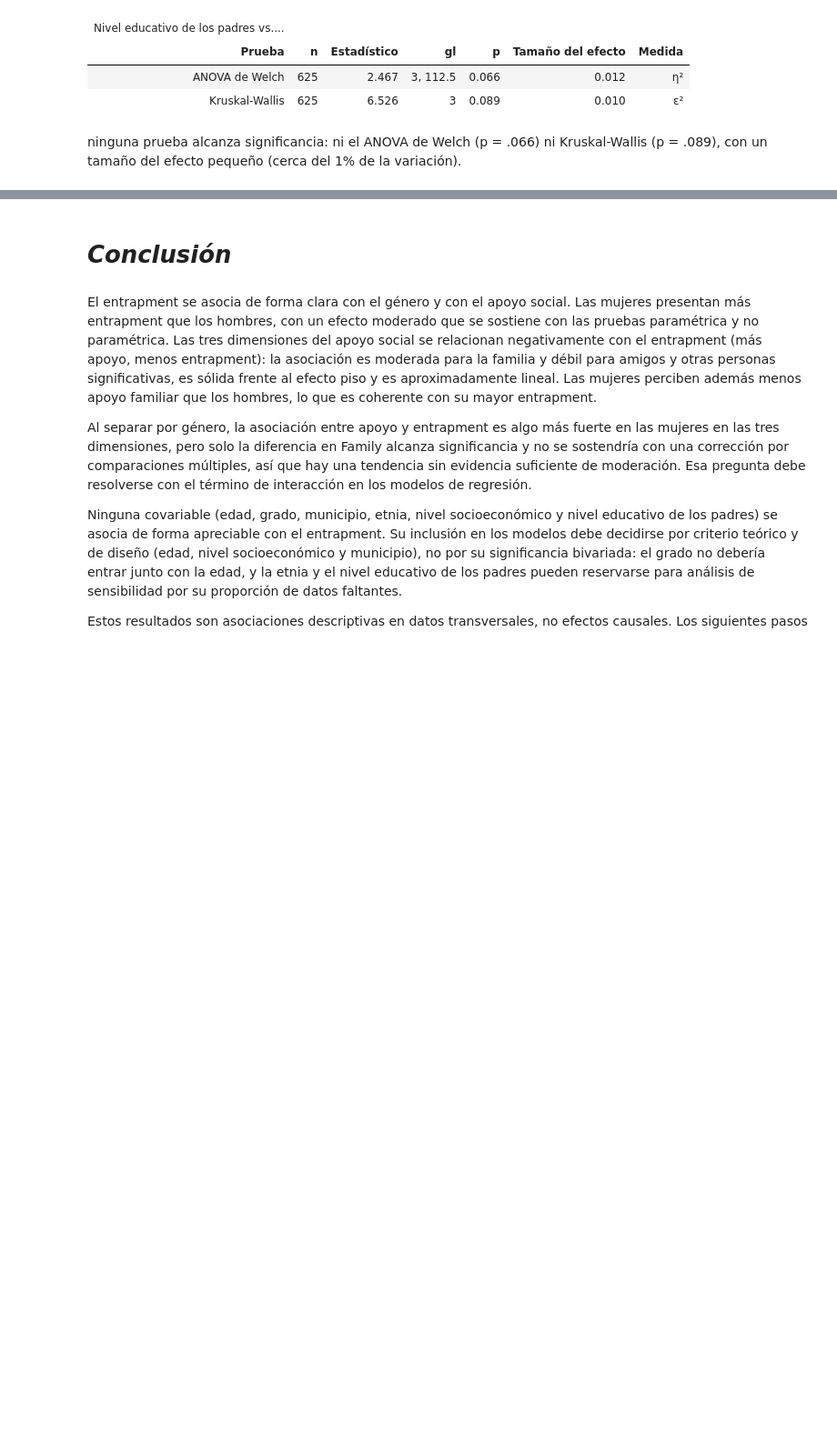
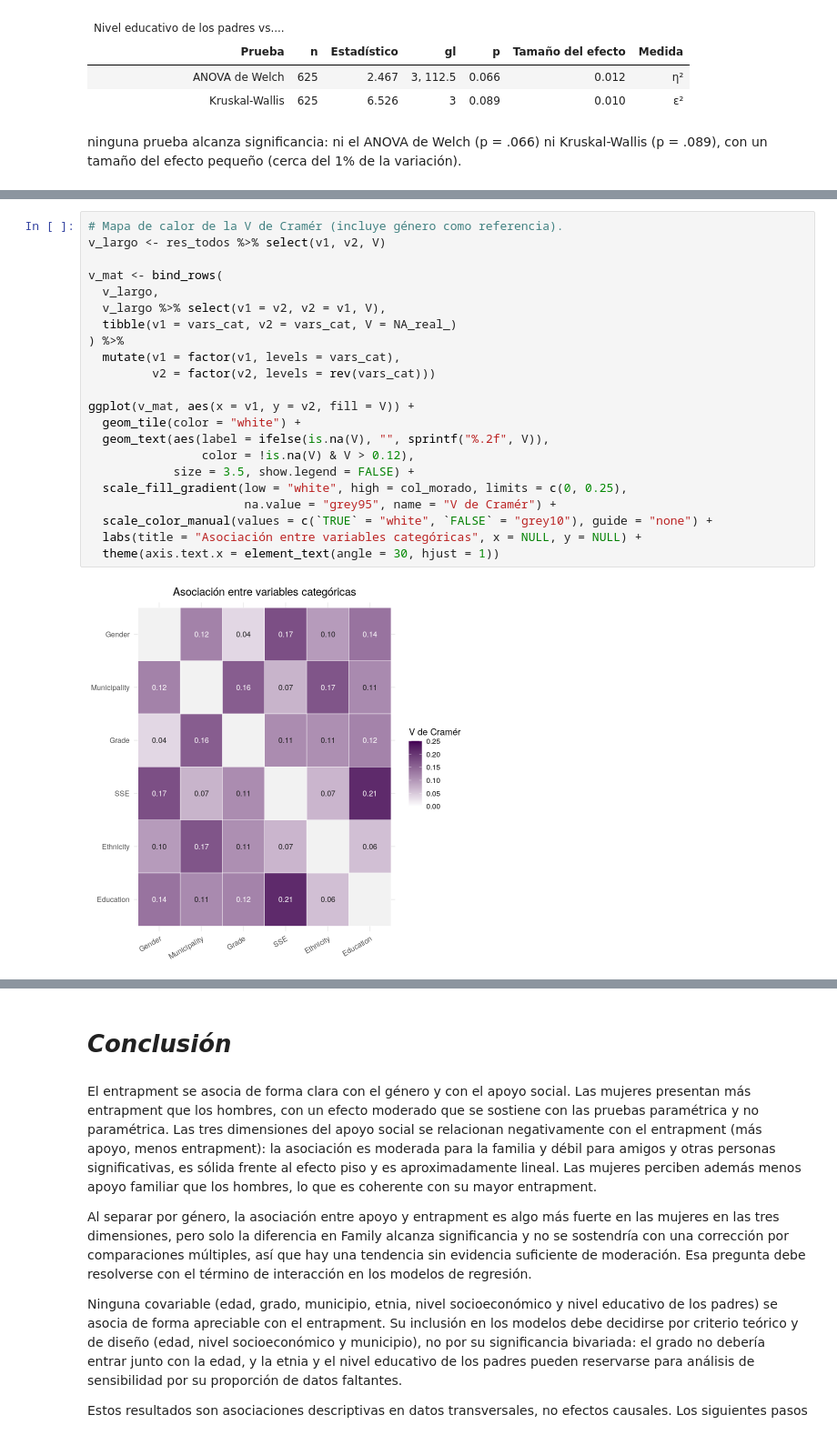
Before and after one commit to luencaro/social-support-entrapment-gender-atlantico-, a Jupyter notebook: notebooks/eda.ipynb, the cells around one changed output, grey strips where cells are left out. Shown at 91% size. Drawn from its saved outputs; the diff is of its cells as text; blank space fills up the shorter version.

```diff
--- a/notebooks/eda.ipynb
+++ b/notebooks/eda.ipynb
@@ -1175,0 +1244,24 @@ ninguna prueba alcanza significancia: ni el ANOVA de Welch (p = .066) ni Kruskal
+# %%
+# Mapa de calor de la V de Cramér (incluye género como referencia).
+v_largo <- res_todos %>% select(v1, v2, V)
+
+v_mat <- bind_rows(
+  v_largo,
+  v_largo %>% select(v1 = v2, v2 = v1, V),
+  tibble(v1 = vars_cat, v2 = vars_cat, V = NA_real_)
+) %>%
+  mutate(v1 = factor(v1, levels = vars_cat),
+         v2 = factor(v2, levels = rev(vars_cat)))
+
+ggplot(v_mat, aes(x = v1, y = v2, fill = V)) +
+  geom_tile(color = "white") +
+  geom_text(aes(label = ifelse(is.na(V), "", sprintf("%.2f", V)),
+                color = !is.na(V) & V > 0.12),
+            size = 3.5, show.legend = FALSE) +
+  scale_fill_gradient(low = "white", high = col_morado, limits = c(0, 0.25),
+                      na.value = "grey95", name = "V de Cramér") +
+  scale_color_manual(values = c(`TRUE` = "white", `FALSE` = "grey10"), guide = "none") +
+  labs(title = "Asociación entre variables categóricas", x = NULL, y = NULL) +
+  theme(axis.text.x = element_text(angle = 30, hjust = 1))
+# %% [output]
+[figure, added]
```
Also changed, not shown: parts of 8 cells of this notebook.
